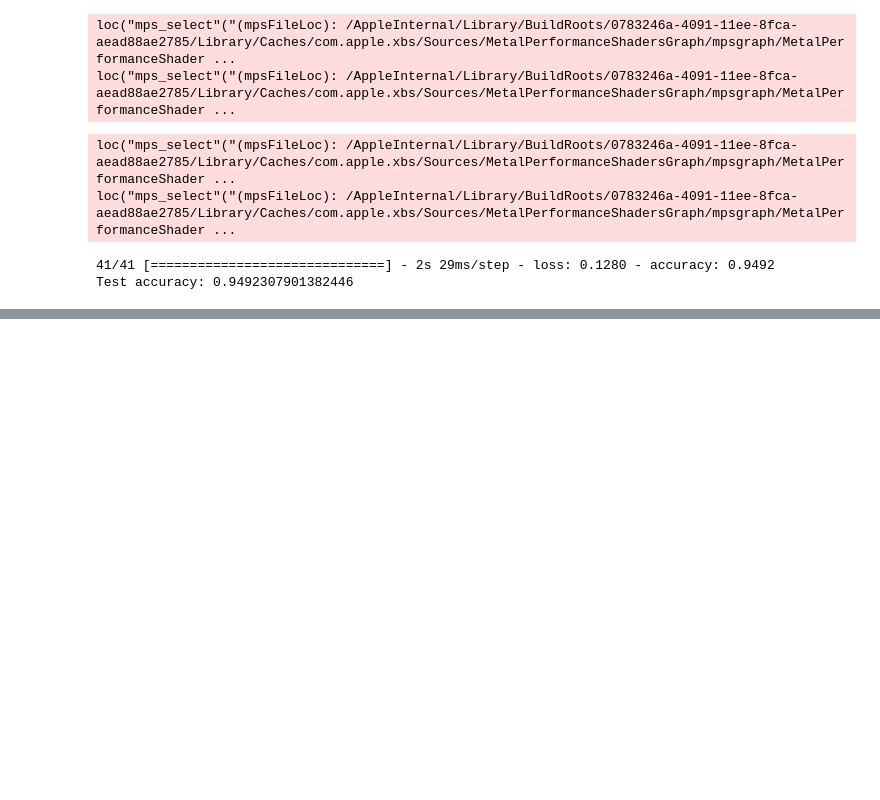
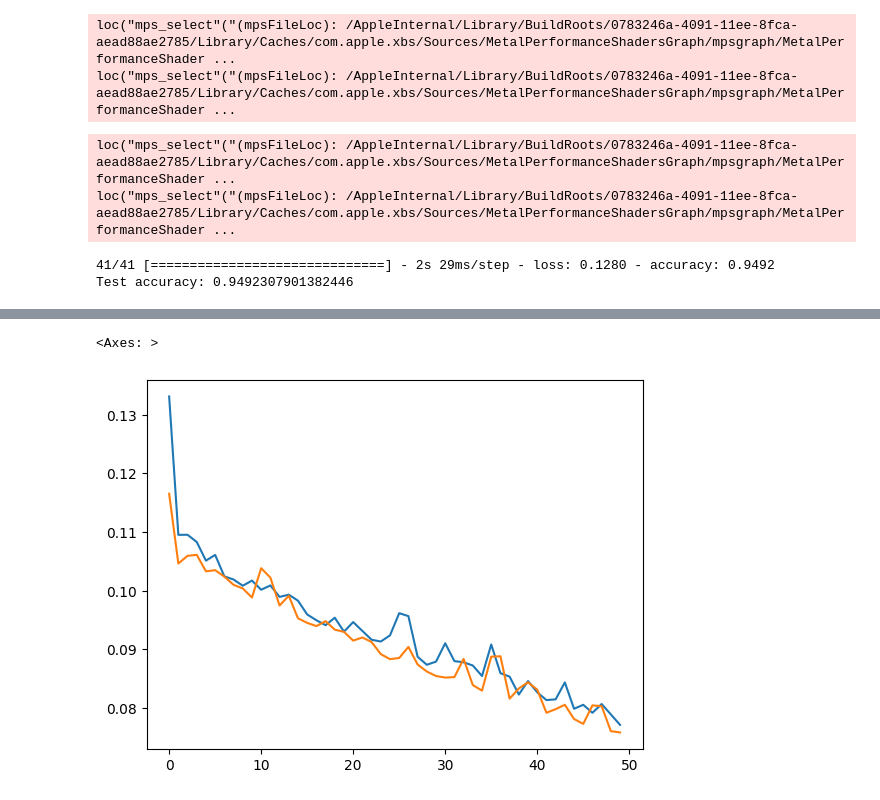
Before and after one commit to Nedian0Brien/DeepLearning_lecture, a Jupyter notebook: 와인 종류 예측하기.ipynb, the cells around one changed output, grey strips where cells are left out. Cells and saved outputs as stored; diff of their text form; code cells hidden in the pictures; blank space fills up the shorter version.

```diff
--- a/와인 종류 예측하기.ipynb
+++ b/와인 종류 예측하기.ipynb
@@ -109,0 +116,3 @@ Test accuracy: 0.9492307901382446
+# %%
+hist_df = pd.DataFrame(history.history)
+hist_df
@@ -109,0 +137,6 @@ Test accuracy: 0.9492307901382446
+# %%
+hist_df['loss'].plot()
+hist_df['val_loss'].plot()
+# %% [output]
+<Axes: >
+[figure, added]
```
Also changed, not shown: parts of 5 cells of this notebook.
